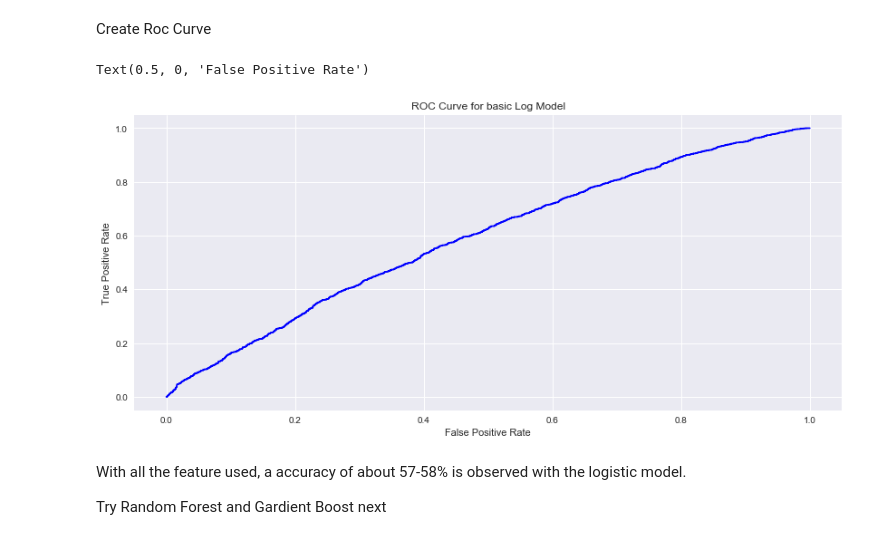
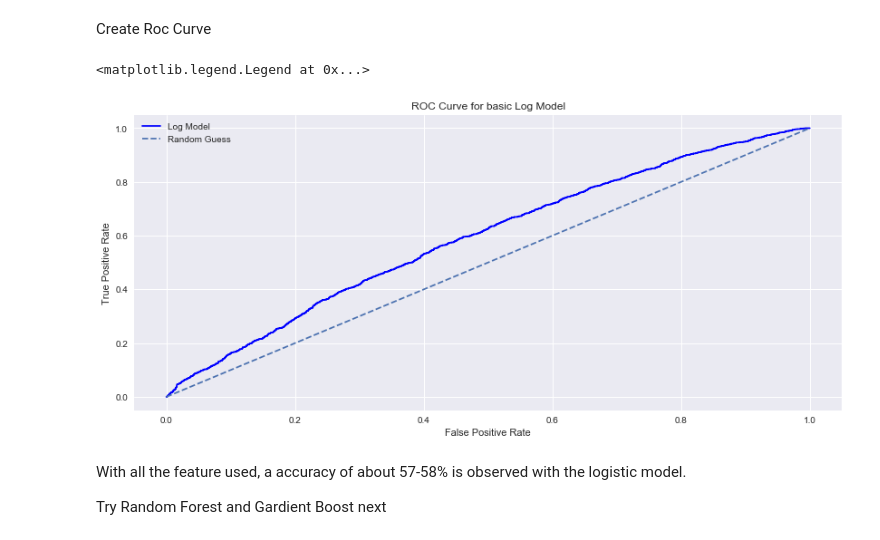
Before and after one commit to chaoskane1314/Customer-Churn-Prediction-Using-Experian-Data, a Jupyter notebook: src/code.ipynb, the cells around one changed output. Drawn from its saved outputs; the diff is of its cells as text; code cells hidden in the pictures.

```diff
--- a/src/code.ipynb
+++ b/src/code.ipynb
@@ -441,17 +445,19 @@ Create Roc Curve
 # %%
 
 probs = logmodel.predict_proba(X_test)
 preds = probs[:,1]
 fpr, tpr, threshold = roc_curve(y_test, preds)
 roc_auc = auc(fpr, tpr)
 plt.figure(figsize=(14,6))
 plt.title("ROC Curve for basic Log Model")
-plt.plot(fpr, tpr, 'b', label = 'AUC = %0.2f' % roc_auc)
+plt.plot(fpr, tpr, 'b', label = 'Log Model' % roc_auc)
 plt.ylabel('True Positive Rate')
 plt.xlabel('False Positive Rate')
+plt.plot([0,1],[0,1],linestyle ="--",label = "Random Guess")
+plt.legend()
 # %% [output]
-Text(0.5, 0, 'False Positive Rate')
+<matplotlib.legend.Legend at 0x...>
-[figure, old version]
+[figure, new version]
 # %% [markdown]
 With all the feature used, a accuracy of about 57-58% is observed with the logistic model.
 
```
Also changed, not shown: parts of 6 cells of this notebook, 1 other file.
